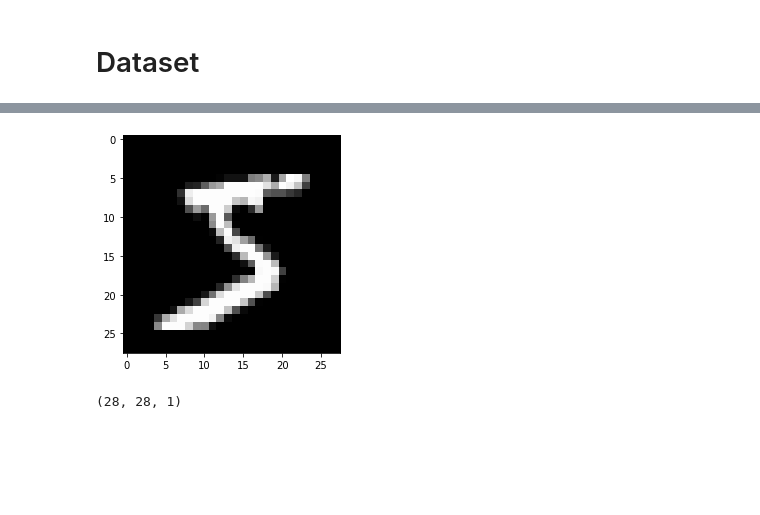
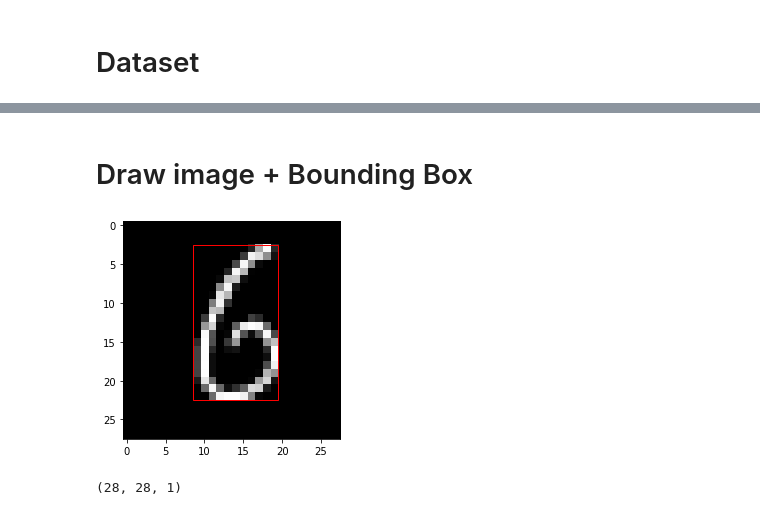
Before and after one commit to 0r4nd/HandwritingRecognition, a Jupyter notebook: notebooks/HandwritingRecognition.ipynb, the cells around one changed output, grey strips where cells are left out. Drawn from its saved outputs; the diff is of its cells as text; code cells hidden in the pictures; blank space fills up the shorter version.

```diff
--- a/notebooks/HandwritingRecognition.ipynb
+++ b/notebooks/HandwritingRecognition.ipynb
@@ -109,7 +118,20 @@ list(X_train[0][14])
-# %%
-plt.imshow(X_train[0], cmap='gray');
-# %% [output]
-[figure, removed]
+# %% [markdown]
+# Draw image + Bounding Box
+# %%
+def plt_rectangle(tup):
+    x1 = tup[0]
+    y1 = tup[1]
+    x2 = tup[2]
+    y2 = tup[3]
+    plt.gca().add_patch(Rectangle((x1-0.5,y1-0.5),x2-x1,y2-y1,linewidth=1,edgecolor='r',facecolor='none'))
+    return
+
+
+idx = 18
+plt.imshow(X_train[idx], cmap='gray');
+plt_rectangle(aabb_train[idx])
+# %% [output]
+[figure, added]
 # %%
 X_train = np.expand_dims(X_train, axis=-1)
 X_test = np.expand_dims(X_test, axis=-1)
```
Also changed, not shown: parts of 9 cells of this notebook.
